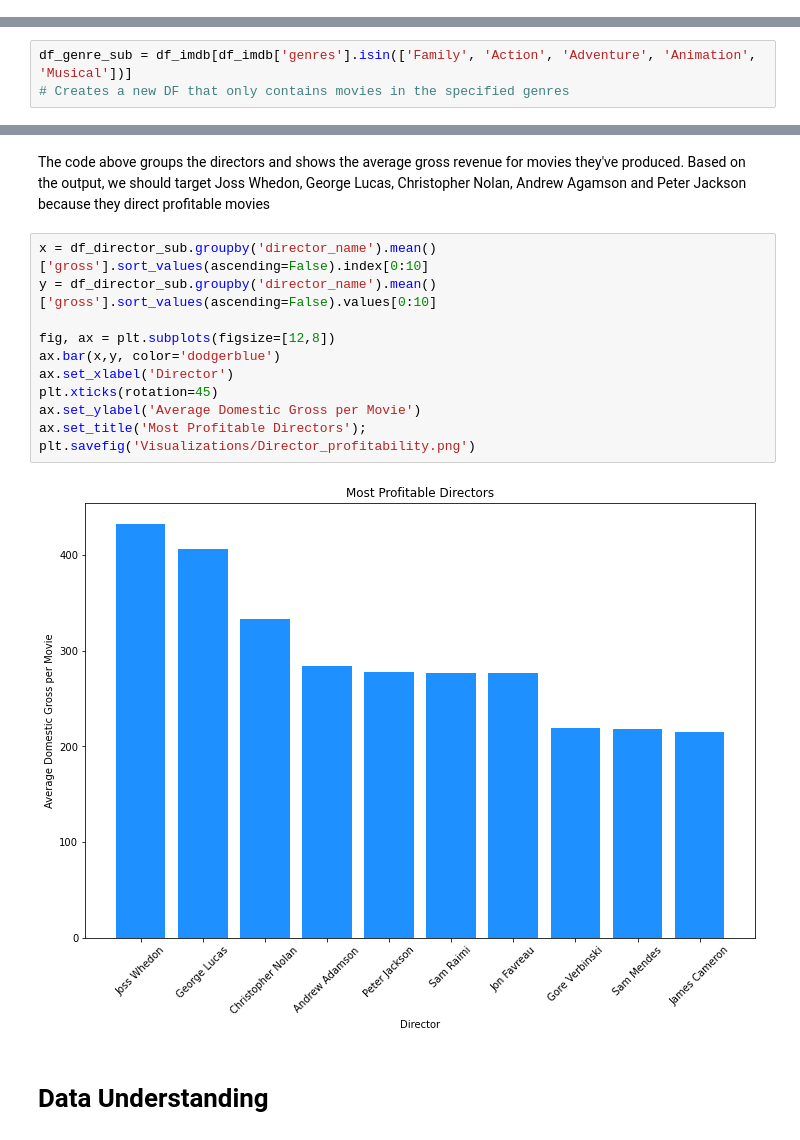
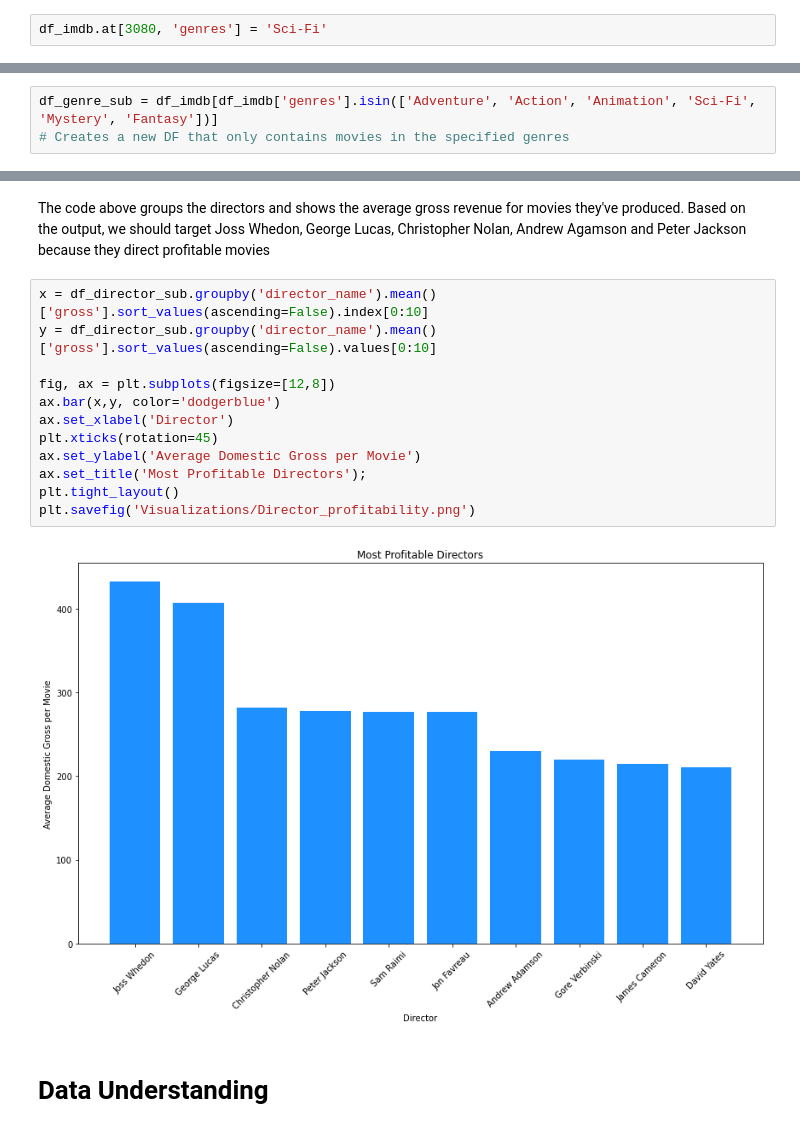
Before and after one commit to KPMcDonough49/dsc-phase-1-project, a Jupyter notebook: Technical Notebook.ipynb, the cells around one changed output, grey strips where cells are left out. Cells and saved outputs as stored; diff of their text form.

Commit message:
Changes to charts and addition of randomizer / bubble chart

```diff
--- a/Technical Notebook.ipynb
+++ b/Technical Notebook.ipynb
@@ -316,3 +316,5 @@ def split_genres(genre):
 df_imdb['genres'] = df_imdb['genres'].apply(split_genres)
 # %% [markdown]
 In the IMDB dataset the 'genres' column has multiple entries separated by "|". For example, the first entry is 'Action|Adventure|Fantasy|Sci-Fi'. The above cell creates a function that returns the first main genre listed (so for the first entry it would return "Action"
+# %%
+df_imdb.at[3080, 'genres'] = 'Sci-Fi'
@@ -375,5 +379,5 @@ plt.savefig('Visualizations/Genre_profitability.png')
 # %%
-df_genre_sub = df_imdb[df_imdb['genres'].isin(['Family', 'Action', 'Adventure', 'Animation', 'Musical'])]
+df_genre_sub = df_imdb[df_imdb['genres'].isin(['Adventure', 'Action', 'Animation', 'Sci-Fi', 'Mystery', 'Fantasy'])]
 # Creates a new DF that only contains movies in the specified genres
 # %%
 fig, ax = plt.subplots(figsize=(12,9))
@@ -428,16 +432,17 @@ The code above groups the directors and shows the average gross revenue for movi
 # %%
 x = df_director_sub.groupby('director_name').mean()['gross'].sort_values(ascending=False).index[0:10]
 y = df_director_sub.groupby('director_name').mean()['gross'].sort_values(ascending=False).values[0:10]
 
 fig, ax = plt.subplots(figsize=[12,8])
 ax.bar(x,y, color='dodgerblue')
 ax.set_xlabel('Director')
 plt.xticks(rotation=45)
 ax.set_ylabel('Average Domestic Gross per Movie')
 ax.set_title('Most Profitable Directors');
+plt.tight_layout()
 plt.savefig('Visualizations/Director_profitability.png')
 # %% [output]
-[figure, old version]
+[figure, new version]
 # %% [markdown]
 # Data Understanding
 # %%
```
Also changed, not shown: parts of 20 cells of this notebook, 7 other files.
